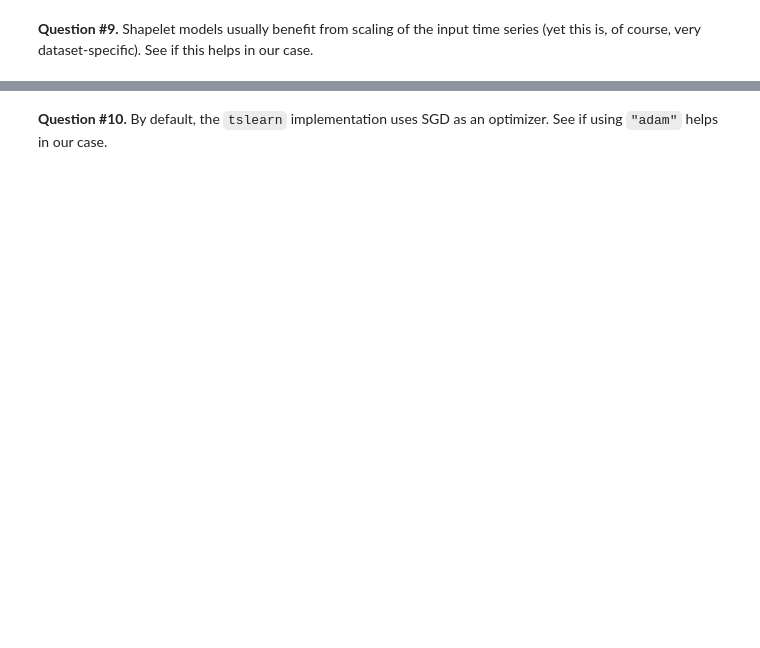
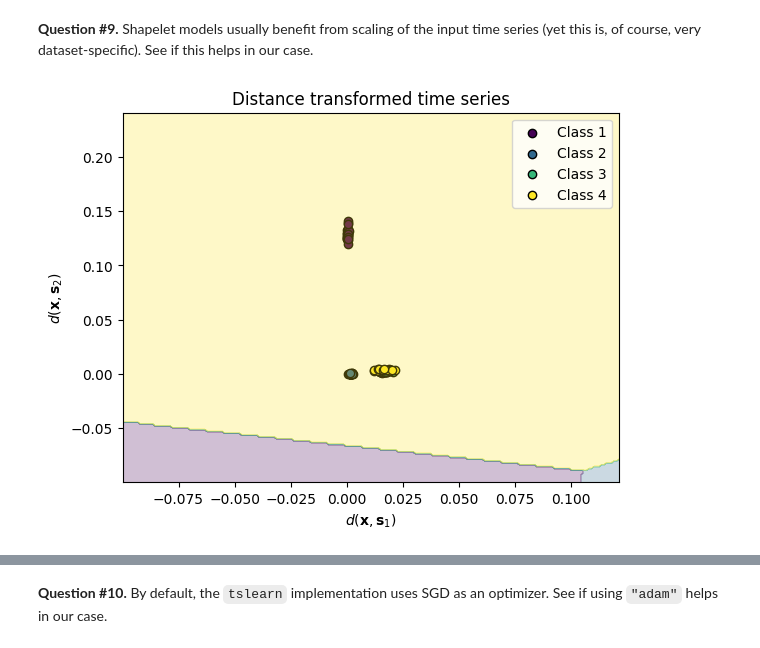
Before and after one commit to rtavenar/notebooks-ml4ts, a Jupyter notebook: 03_align4ml_sol.ipynb, the cells around one changed output, grey strips where cells are left out. Drawn from its saved outputs; the diff is of its cells as text; code cells hidden in the pictures; blank space fills up the shorter version.

```diff
--- a/03_align4ml_sol.ipynb
+++ b/03_align4ml_sol.ipynb
@@ -304,3 +350,15 @@ Would you expect this model to be a decent classifier?
 **Question #9.** Shapelet models usually benefit from scaling of the input time series
 (yet this is, of course, very dataset-specific).
 See if this helps in our case.
+# %%
+shp_clf = LearningShapelets(
+    n_shapelets_per_size={20: 2},  # 2 shapelets of length 20
+    max_iter=500,
+    verbose=0,                     # Do not print information on the evolution of the loss
+    scale=True,
+    random_state=42
+)
+shp_clf.fit(X_train, y_train)
+visualize_shapelet_model_2_shapelets(shp_clf, X_test, y_test)
+# %% [output]
+[figure, added]
```
Also changed, not shown: parts of 14 cells of this notebook.
